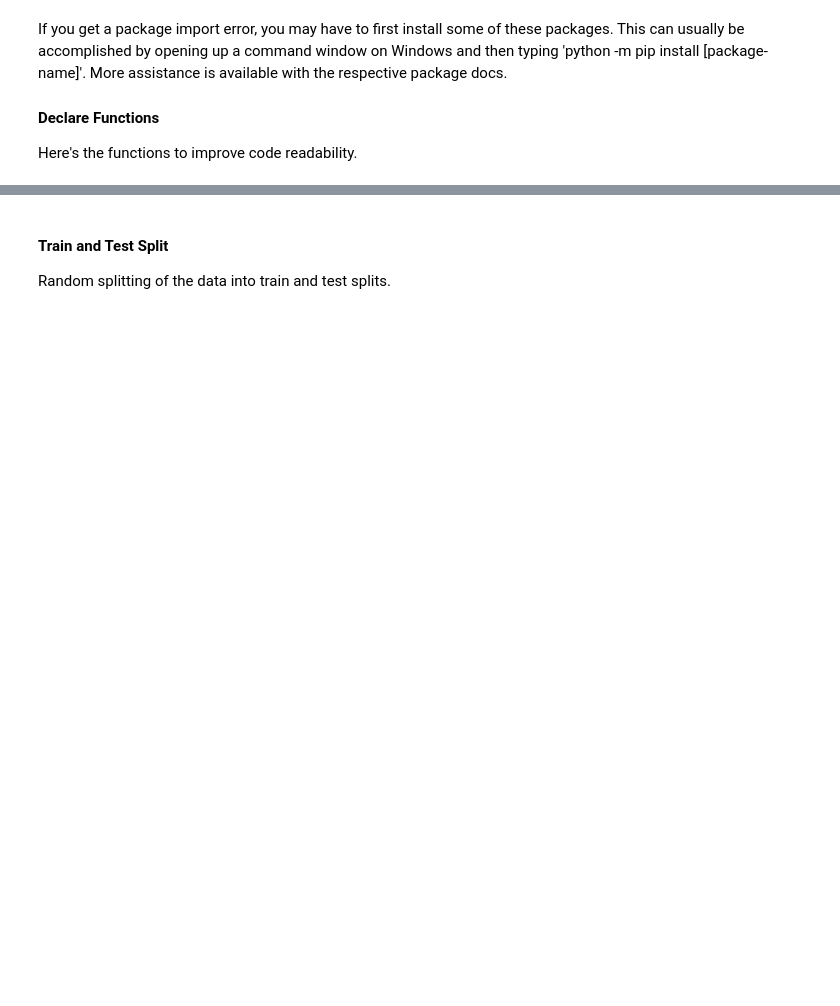
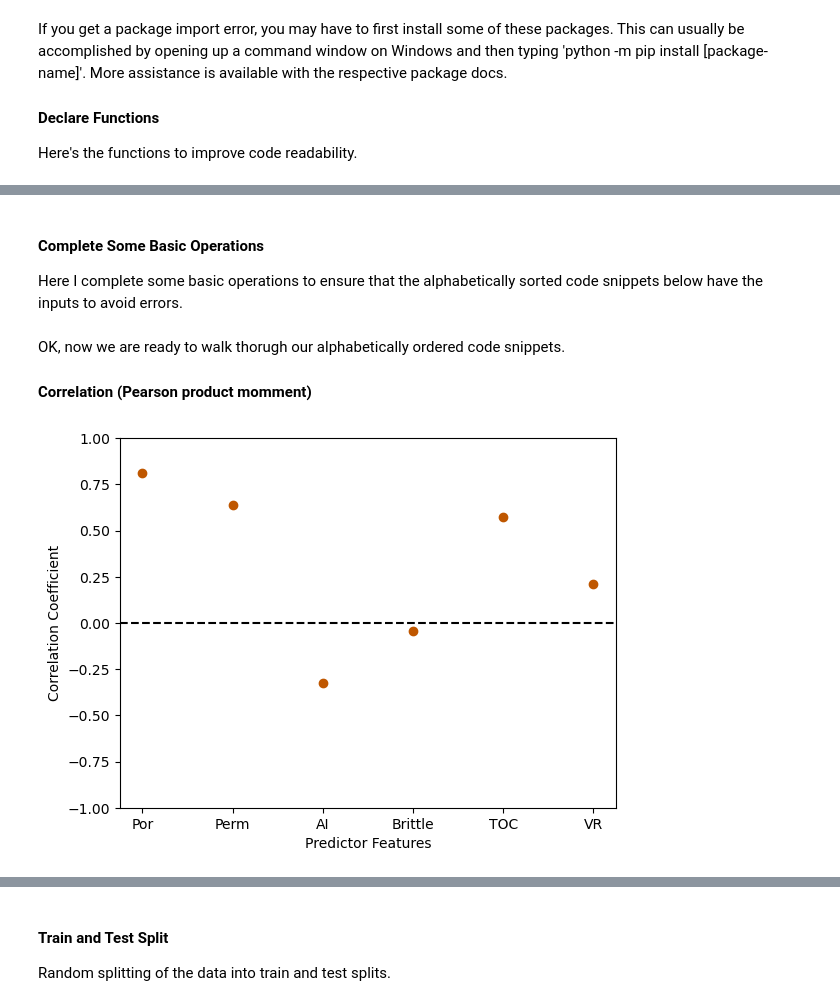
Before and after one commit to GeostatsGuy/MachineLearningDemos_Book, a Jupyter notebook: _sources/MachineLearning_python.ipynb, the cells around one changed output, grey strips where cells are left out. Cells and saved outputs as stored; diff of their text form; code cells hidden in the pictures; blank space fills up the shorter version.

Commit message:
complete code snippets chapter

```diff
--- a/_sources/MachineLearning_python.ipynb
+++ b/_sources/MachineLearning_python.ipynb
@@ -66,18 +84,28 @@ import numpy as np                                            # arrays
 import pandas as pd                                           # dataframes
 import matplotlib.pyplot as plt                               # plotting
 from matplotlib.ticker import (MultipleLocator, AutoMinorLocator, AutoLocator) # control of axes ticks
+from statsmodels.stats.outliers_influence import variance_inflation_factor # variance inflation factor
+from sklearn.impute import SimpleImputer                      # basic imputation method
 from sklearn.experimental import enable_iterative_imputer     # required for MICE imputation
 from sklearn.impute import IterativeImputer                   # MICE imputation
+from sklearn.impute import KNNImputer                         # k-nearest neighbour imputation method
 from sklearn.model_selection import train_test_split          # train and test split
 from sklearn.linear_model import LinearRegression             # linear regression
 from sklearn.preprocessing import StandardScaler              # standardize the features
 from sklearn.preprocessing import MinMaxScaler                # min and max normalization
+from sklearn.preprocessing import KBinsDiscretizer            # k-bin discretizer
 from sklearn.neighbors import KNeighborsRegressor             # K-nearest neighbours
+from sklearn.feature_selection import mutual_info_regression  # mutual information
+from sklearn.metrics import mean_absolute_error               # mean absolute error
+from sklearn.metrics import normalized_mutual_info_score      # normalized mutual information
 from sklearn import tree                                      # decision tree
+from sklearn.tree import plot_tree                            # plot the decision tree
 from sklearn import metrics                                   # measures to check our models
 plt.rc('axes', axisbelow=True)                                # set axes and grids in the background for all plots
 import math
 seed = 13
+cmap = plt.cm.inferno                                         # a good colormap for folks with color perception issues
+utcolor = '#BF5700'                                           # burnt orange, Hook'em!
 # %% [markdown]
 If you get a package import error, you may have to first install some of these packages. This can usually be accomplished by opening up a command window on Windows and then typing 'python -m pip install [package-name]'. More assistance is available with the respective package docs.
 
@@ -105,0 +139,24 @@ df.head()                                                     # preview the firs
+# %% [markdown]
+#### Complete Some Basic Operations
+
+Here I complete some basic operations to ensure that the alphabetically sorted code snippets below have the inputs to avoid errors.
+# %%
+X = df.iloc[:,1:-1]; y = df.iloc[:,[-1]]                      # separate predictor and response, assumes response is the last features
+X_missing = df_missing.iloc[:,1:-1]; y_missing = df_missing.iloc[:,[-1]] # separate predictor and response, assumes response is the last features
+X_train, X_test, y_train, y_test = train_test_split(X, y,
+                test_size=0.2, random_state=seed)             # train and test split
+linear_model = LinearRegression().fit(X_train,y_train)        # instantiate and train linear regression model, no hyperparmeters
+y_hat_train = linear_model.predict(X_train)                   # predict over the training data
+y_hat_test = linear_model.predict(X_test)                     # predict over the training data
+linear_1pred_model = LinearRegression().fit(X_train[['Por']].values,y_train) # linear regression model with only 1 predictor feature
+linear_2pred_model = LinearRegression().fit(X_train[['Por','Brittle']].values,y_train) # linear regression model with only 1 predictor feature
+# %% [markdown]
+OK, now we are ready to walk thorugh our alphabetically ordered code snippets.
+
+#### Correlation (Pearson product momment)
+# %%
+correlations = df.corr().loc[X.columns, y.columns[0]]         # calculate correlation matrix and extract the pred. rows for the response column
+correlations.plot(color=utcolor,style='o'); plt.xlabel('Predictor Features'); plt.ylabel('Correlation Coefficient'); plt.ylim(-1,1);
+plt.axhline(y=0.0, color='black', linestyle='--'); plt.show()
+# %% [output]
+[figure, added]
```
Also changed, not shown: parts of 153 cells of this notebook, 38 other files.
